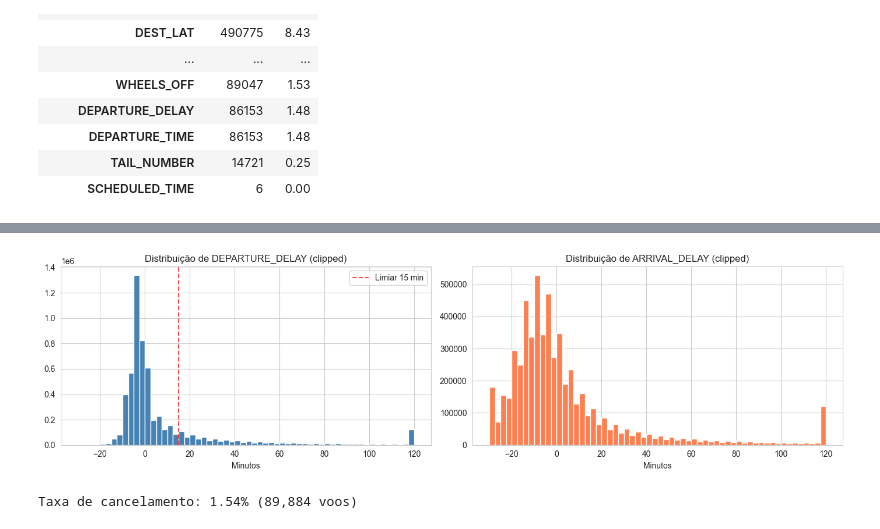
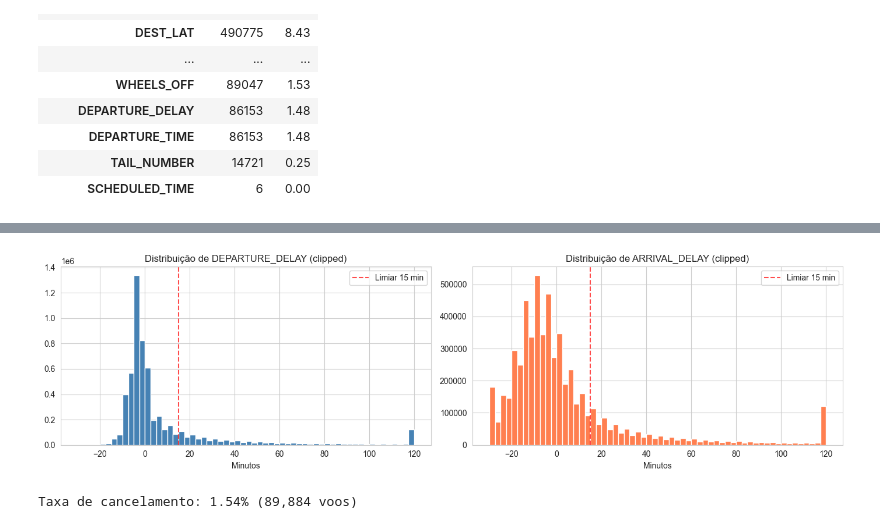
Before and after one commit to vitorpaixao/flight-deley--prediction, a Jupyter notebook: notebooks/1-EDA_exploratorio.ipynb, the cells around one changed output, grey strips where cells are left out. Drawn from its saved outputs; the diff is of its cells as text; code cells hidden in the pictures.

```diff
--- a/notebooks/1-EDA_exploratorio.ipynb
+++ b/notebooks/1-EDA_exploratorio.ipynb
@@ -152,20 +146,22 @@ flights.describe()
 # %%
 fig, axes = plt.subplots(1, 2, figsize=(14, 4))
 
 flights['DEPARTURE_DELAY'].dropna().clip(-30, 120).hist(bins=60, ax=axes[0], color='steelblue', edgecolor='white')
 axes[0].set_title('Distribuição de DEPARTURE_DELAY (clipped)')
 axes[0].set_xlabel('Minutos')
 axes[0].axvline(x=15, color='red', linestyle='--', alpha=0.7, label='Limiar 15 min')
 axes[0].legend()
 
 flights['ARRIVAL_DELAY'].dropna().clip(-30, 120).hist(bins=60, ax=axes[1], color='coral', edgecolor='white')
 axes[1].set_title('Distribuição de ARRIVAL_DELAY (clipped)')
 axes[1].set_xlabel('Minutos')
+axes[1].axvline(x=15, color='red', linestyle='--', alpha=0.7, label='Limiar 15 min')
+axes[1].legend()
 
 plt.tight_layout()
 plt.show()
 # %% [output]
-[figure, old version]
+[figure, new version]
 # %%
 cancel_rate = flights['CANCELLED'].mean() * 100
 print(f"Taxa de cancelamento: {cancel_rate:.2f}% ({flights['CANCELLED'].sum():,} voos)\n")
```
Also changed, not shown: parts of 2 cells of this notebook, 3 other files.
